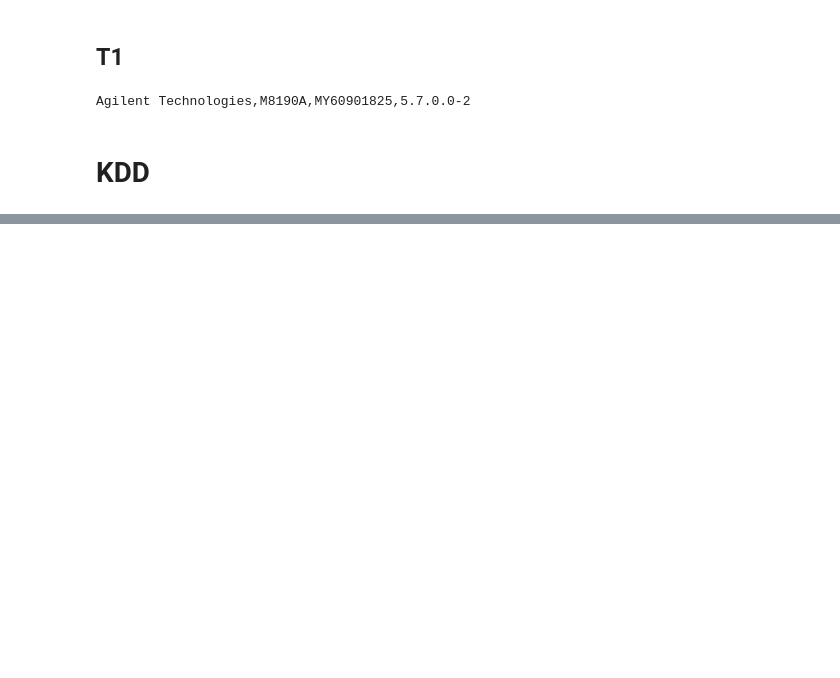
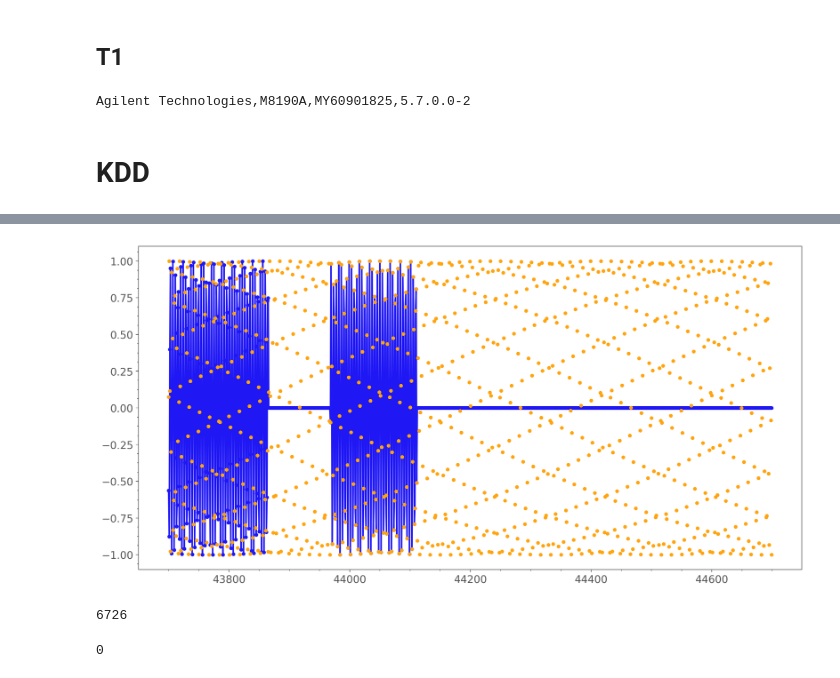
Before and after one commit to matthew-joliffe/qudi, a Jupyter notebook: notebooks/AWG8190a/AWG8190a notebook.ipynb, the cells around one changed output, grey strips where cells are left out. Drawn from its saved outputs; the diff is of its cells as text; code cells hidden in the pictures; blank space fills up the shorter version.

```diff
--- a/notebooks/AWG8190a/AWG8190a notebook.ipynb
+++ b/notebooks/AWG8190a/AWG8190a notebook.ipynb
@@ -1943,0 +2848,27 @@ for freq in list_:
+# %%
+qudi = qudi_pulsed_measurements(relaxation_pause = 5e-6)
+wav = waveforms105.waveforms(12e9, 2.819660e9, 100)
+kdd_corr_form = wav.KDD_correlation(17e-9, 1, 12, 24, 36, 0.1e-6, 0.1e-6, 25, True)
+# wav.KDD_correlation(tau, order, pi_half_pulse, pi_pulse, pi_three_half_pulse,  tau_corr_start, tau_corr_step, corr_step_number, alternating))
+# %%
+start =43700
+stop =start+ 1000
+plt.figure(figsize=(16,8))
+t = np.linspace(0,(len(kdd_corr_form))/12-1, len(kdd_corr_form)/12 )
+sine = wav.sine(len(t)/12, -90, 2.819660e9)
+plt.plot(t[start:stop], kdd_corr_form[start:stop])
+plt.plot(t[start:stop], sine[start:stop], 'o')
+
+plt.show()
+# %% [output]
+[figure, added]
+# %%
+import gc
+
+gc.collect()
+# %% [output]
+6726
+# %%
+pml.pulse_generator_on(n_runs=2)
+# %% [output]
+0
```
Also changed, not shown: parts of 151 cells of this notebook, 7 other files.
